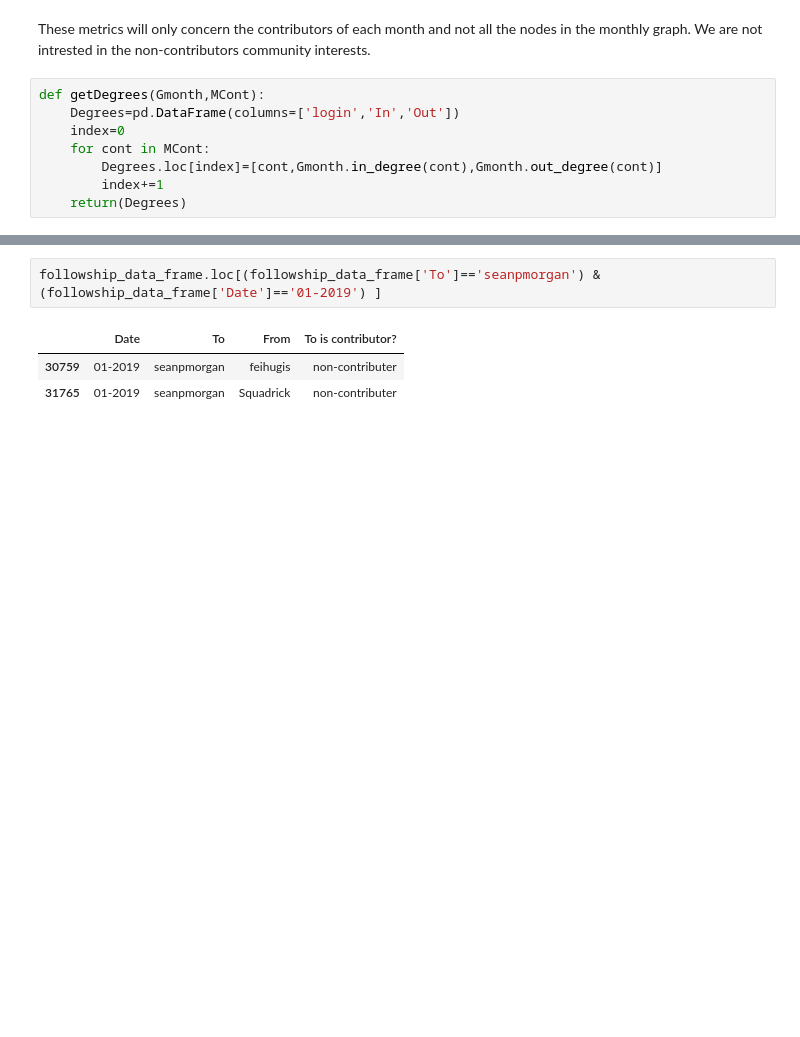
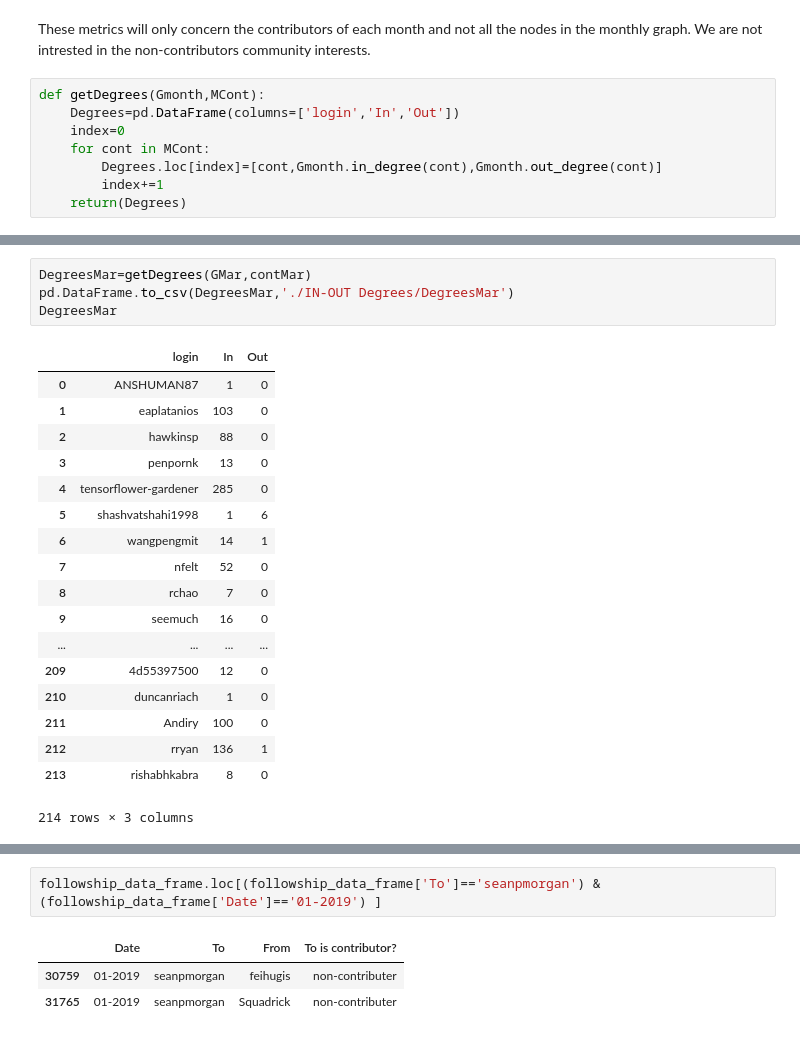
Before and after one commit to YoussefEssDS/Social-network-mining-and-analysis, a Jupyter notebook: GitHub-Mining & SNA.ipynb, the cells around one changed output, grey strips where cells are left out. Saved outputs shown, nothing was run; the diff lists cells and outputs as text; blank space fills up the shorter version.

```diff
--- a/GitHub-Mining & SNA.ipynb
+++ b/GitHub-Mining & SNA.ipynb
@@ -543,0 +580,23 @@ DegreesJan
+# %%
+DegreesMar=getDegrees(GMar,contMar)
+pd.DataFrame.to_csv(DegreesMar,'./IN-OUT Degrees/DegreesMar')
+DegreesMar
+# %% [output]
+|  | login | In | Out |
+| 0 | ANSHUMAN87 | 1 | 0 |
+| 1 | eaplatanios | 103 | 0 |
+| 2 | hawkinsp | 88 | 0 |
+| 3 | penpornk | 13 | 0 |
+| 4 | tensorflower-gardener | 285 | 0 |
+| 5 | shashvatshahi1998 | 1 | 6 |
+| 6 | wangpengmit | 14 | 1 |
+| 7 | nfelt | 52 | 0 |
+| 8 | rchao | 7 | 0 |
+| 9 | seemuch | 16 | 0 |
+| ... | ... | ... | ... |
+| 209 | 4d55397500 | 12 | 0 |
+| 210 | duncanriach | 1 | 0 |
+| 211 | Andiry | 100 | 0 |
+| 212 | rryan | 136 | 1 |
+| 213 | rishabhkabra | 8 | 0 |
+214 rows × 3 columns
```
Also changed, not shown: parts of 4 cells of this notebook, 4 other files.
